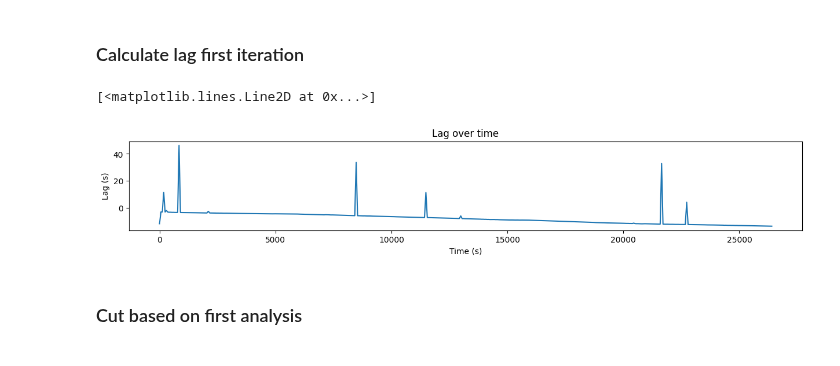
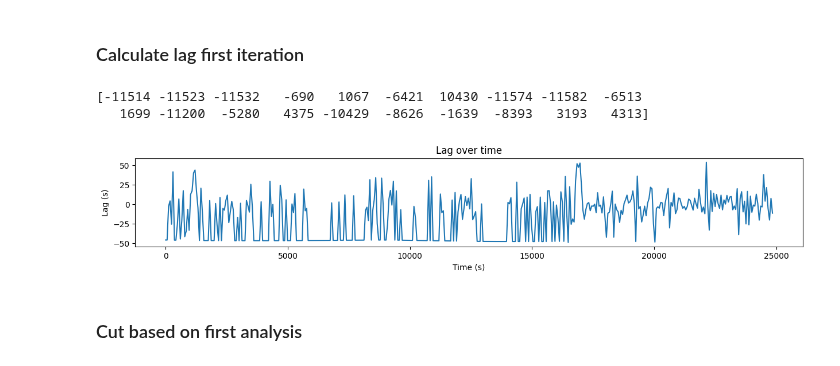
Before and after one commit to iduntech/idn-sync-data, a Jupyter notebook: sync_main.ipynb, the cells around one changed output. Cells and saved outputs as stored; diff of their text form; code cells hidden in the pictures.

```diff
--- a/sync_main.ipynb
+++ b/sync_main.ipynb
@@ -32,9 +36,9 @@ import config
 # %% [markdown]
 ### Upload all data
 # %%
-folder = "full_scalp_data"
-subject = "SB"
-night = ""
+folder = "01_Pre_study"
+subject = "S007"
+night = "night2"
 idun_file_ending = ""
 
 
@@ -151,3 +174,9 @@ plt.show()
+# %%
+## Set up this variable, only if the disalignment is more than 60 seconds
+disali_more_than_60 = True
+MANUAL_SHIFT = -380 # only is True
+# %%
+next_step = check_timestamp(comparison_time_stamps,idun_time_stamps) # Automatic_alignement = True or False
 # %% [markdown]
 ### Make data same length and do auto shifting based on time
 # %%
@@ -227,23 +324,40 @@ idun_epochs = epoch_data(idun_clipped_temp_data, search_size)
-# %%
-correlation_arr, max_corr_arr, lag_arr = calculate_epochs_lag(
-    comparison_epochs, idun_epochs
-)
-lag_arr_copy = lag_arr[1:].copy()
 # %%
-plt.figure(figsize=(15, 2))
-# create a time array based on config.FIRST_LAG_EPOCH_SIZE and length of lag_arr_copy
-plot_time_arr = np.linspace(
-    0, len(lag_arr_copy) * config.FIRST_LAG_EPOCH_SIZE, len(lag_arr_copy)
-)
-# convert  to seconds
-plot_time_arr = plot_time_arr / config.BASE_SAMPLE_RATE
-plt.title("Lag over time")
-plt.xlabel("Time (s)")
-plt.ylabel("Lag (s)")
-plt.plot(plot_time_arr, np.array(lag_arr_copy) / config.BASE_SAMPLE_RATE)
+if next_step == False or disali_more_than_60 == True:
+    # extract only the first 1000 seconds
+    comparison_clipped_temp_data = copy.deepcopy(comparison_clipped_data_manual)
+    idun_clipped_temp_data = copy.deepcopy(idun_clipped_data_manual)
+
+    search_size = config.FIRST_LAG_EPOCH_SIZE
+
+    comparison_epochs = epoch_data(comparison_clipped_temp_data, search_size)
+    idun_epochs = epoch_data(idun_clipped_temp_data, search_size)
+    # extract only the f
+    correlation_arr, max_corr_arr, lag_arr = calculate_epochs_lag(
+    comparison_epochs, idun_epochs)
+    lag_arr_copy = lag_arr[1:].copy()
+
+    plt.figure(figsize=(15, 2))
+    # create a time array based on config.FIRST_LAG_EPOCH_SIZE and length of lag_arr_copy
+    plot_time_arr = np.linspace(
+        0, len(lag_arr_copy) * config.FIRST_LAG_EPOCH_SIZE, len(lag_arr_copy)
+    )
+    # convert  to seconds
+    plot_time_arr = plot_time_arr / config.BASE_SAMPLE_RATE
+    plt.title("Lag over time")
+    plt.xlabel("Time (s)")
+    plt.ylabel("Lag (s)")
+    plt.plot(plot_time_arr, np.array(lag_arr_copy) / config.BASE_SAMPLE_RATE)
+
+    lag_initial = lag_arr[:20]
+    lag_initial = [int(x) for x in lag_initial]
+    lag_initial = np.array(lag_initial)  # Convert to a NumPy array
+    lag_initial = remove_outliers(lag_initial)
+    print(lag_initial)
+    lag_mean = int(lag_initial[0])
 # %% [output]
-[<matplotlib.lines.Line2D at 0x...>]
+[-11514 -11523 -11532   -690   1067  -6421  10430 -11574 -11582  -6513
+   1699 -11200  -5280   4375 -10429  -8626  -1639  -8393   3193   4313]
-[figure, old version]
+[figure, new version]
 # %% [markdown]
 ### Cut based on first analysis
 # %%
```
Also changed, not shown: parts of 29 cells of this notebook, 3 other files.
